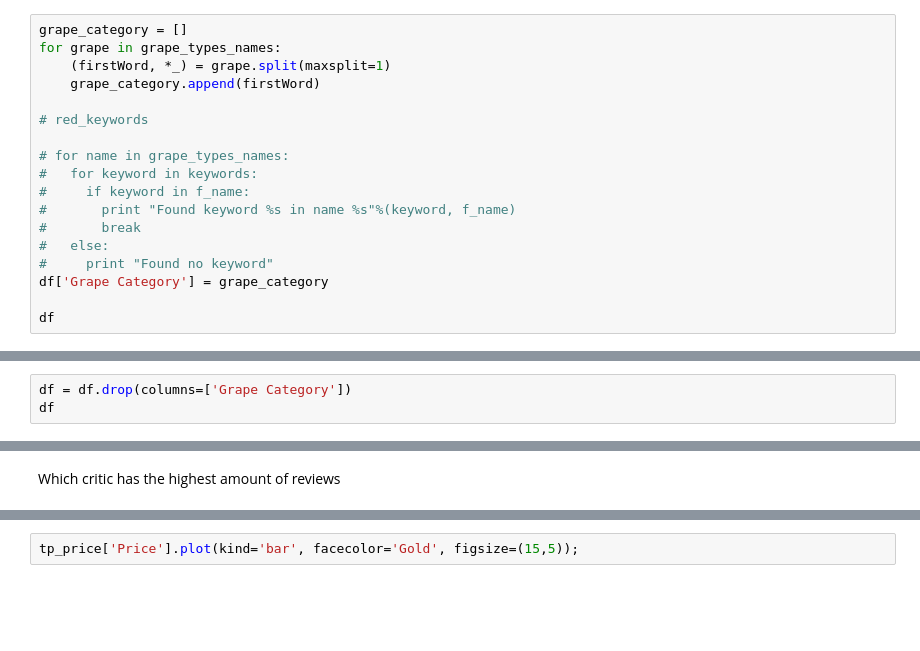
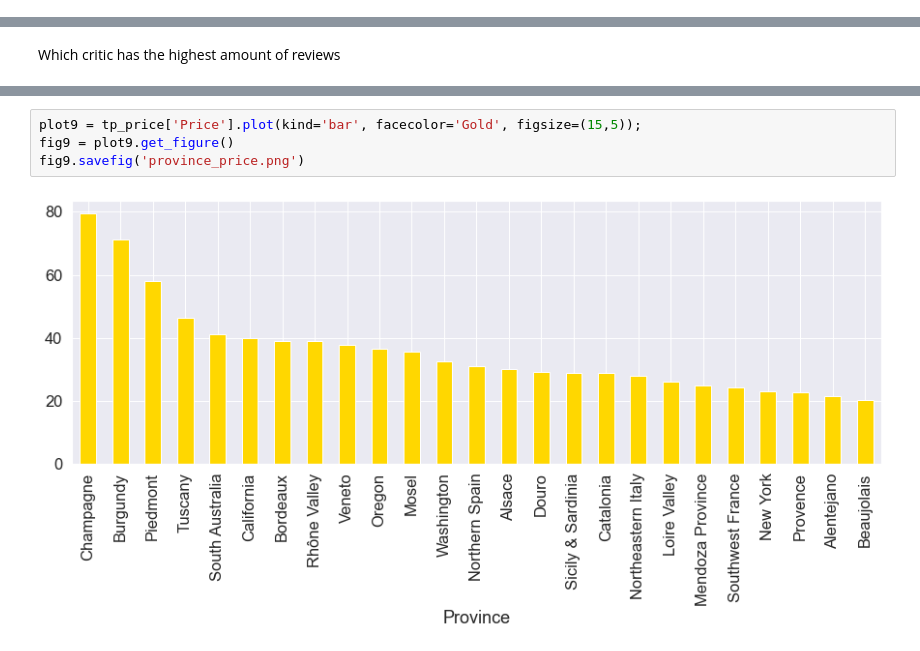
Before and after one commit to bso613/WineSnobs, a Jupyter notebook: winedataSerena2.ipynb, the cells around one changed output, grey strips where cells are left out. Drawn from its saved outputs; the diff is of its cells as text; blank space fills up the shorter version.

Commit message:
Added plots to png files with corresponding question folders

```diff
--- a/winedataSerena2.ipynb
+++ b/winedataSerena2.ipynb
@@ -611,18 +626,0 @@ top_20_critic['Price'].plot(kind="bar", facecolor="blue", figsize=(15,5));
-# %%
-grape_category = []
-for grape in grape_types_names:
-    (firstWord, *_) = grape.split(maxsplit=1)
-    grape_category.append(firstWord)
-
-# red_keywords
-
-# for name in grape_types_names:
-#   for keyword in keywords:
-#     if keyword in f_name:
-#       print "Found keyword %s in name %s"%(keyword, f_name)
-#       break
-#   else:
-#     print "Found no keyword"
-df['Grape Category'] = grape_category
-
-df
@@ -649,3 +626,0 @@ See the caveats in the documentation: https://pandas.pydata.org/pandas-docs/stab
-# %%
-df = df.drop(columns=['Grape Category'])
-df
@@ -708,5 +685,9 @@ tp_price
 # %%
-tp_price['Price'].plot(kind='bar', facecolor='Gold', figsize=(15,5));
+plot9 = tp_price['Price'].plot(kind='bar', facecolor='Gold', figsize=(15,5));
+fig9 = plot9.get_figure()
+fig9.savefig('province_price.png')
+# %% [output]
+[figure, added]
 # %%
 tp_points = tp_merge.sort_values(by='Points')
 tp_points
```
Also changed, not shown: parts of 33 cells of this notebook, 16 other files.
